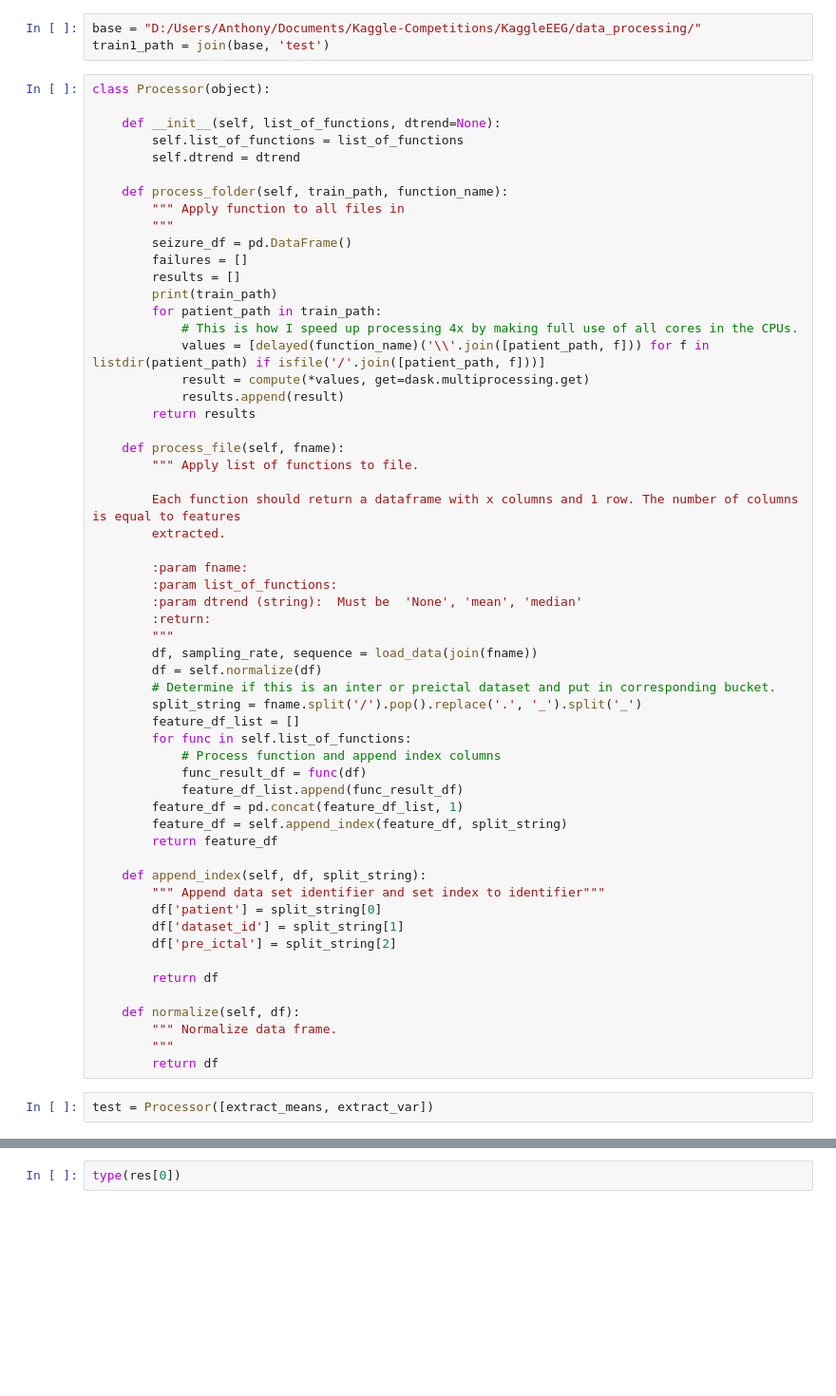
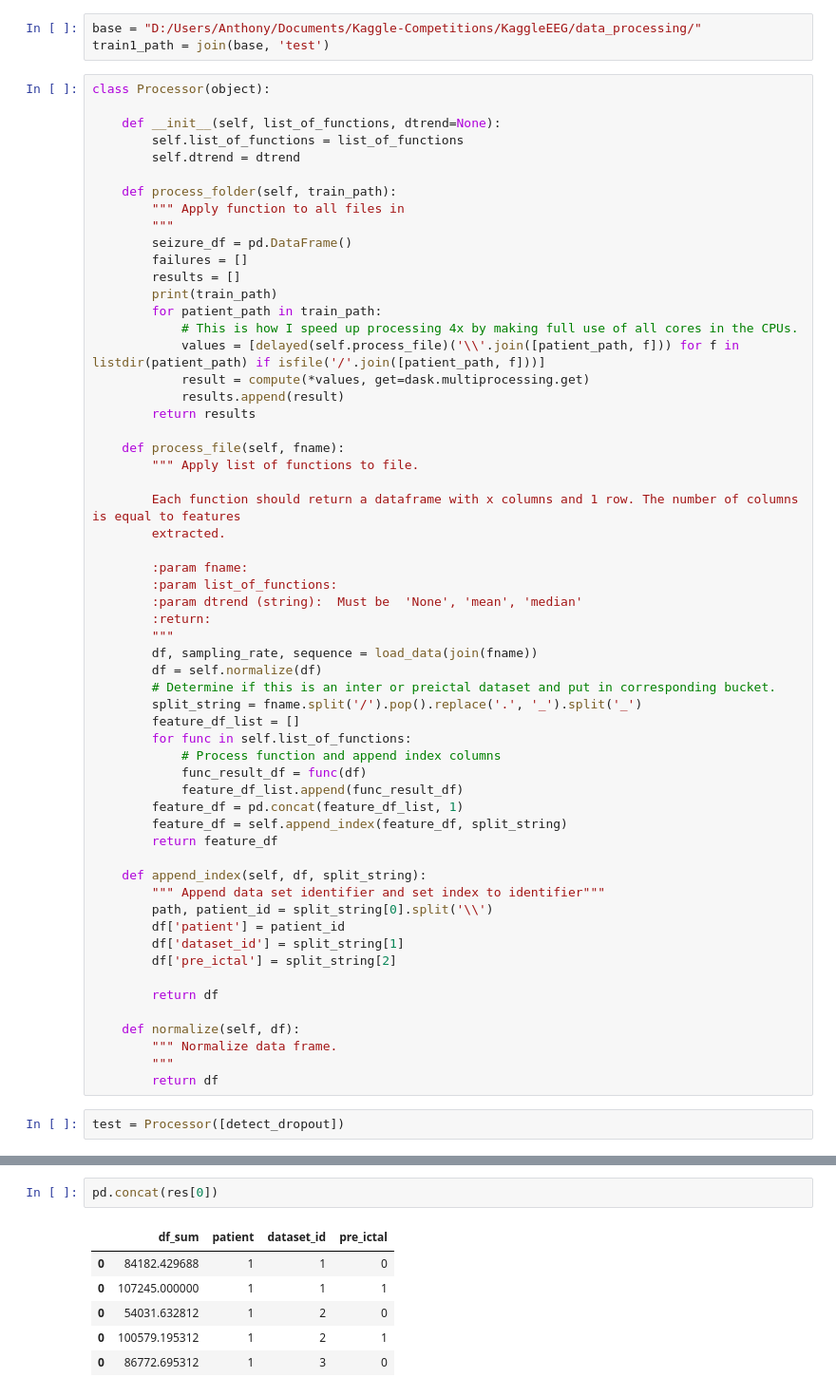
Before and after one commit to MrChristophRivera/KaggleEEG, a Jupyter notebook: data_processing/AHL-Multiprocess_notebook.ipynb, the cells around one changed output, grey strips where cells are left out. Shown at 95% size. Cells and saved outputs as stored; diff of their text form; blank space fills up the shorter version.

```diff
--- a/data_processing/AHL-Multiprocess_notebook.ipynb
+++ b/data_processing/AHL-Multiprocess_notebook.ipynb
@@ -12,7 +12,7 @@ class Processor(object):
         self.list_of_functions = list_of_functions
         self.dtrend = dtrend
 
-    def process_folder(self, train_path, function_name):
+    def process_folder(self, train_path):
         """ Apply function to all files in
         """
         seizure_df = pd.DataFrame()
@@ -21,7 +21,7 @@ class Processor(object):
         print(train_path)
         for patient_path in train_path:
             # This is how I speed up processing 4x by making full use of all cores in the CPUs.
-            values = [delayed(function_name)('\\'.join([patient_path, f])) for f in listdir(patient_path) if isfile('/'.join([patient_path, f]))]
+            values = [delayed(self.process_file)('\\'.join([patient_path, f])) for f in listdir(patient_path) if isfile('/'.join([patient_path, f]))]
             result = compute(*values, get=dask.multiprocessing.get)
             results.append(result)
         return results
@@ -52,7 +52,8 @@ class Processor(object):
 
     def append_index(self, df, split_string):
         """ Append data set identifier and set index to identifier"""
-        df['patient'] = split_string[0]
+        path, patient_id = split_string[0].split('\\')
+        df['patient'] = patient_id
         df['dataset_id'] = split_string[1]
         df['pre_ictal'] = split_string[2]
 
@@ -63,6 +64,6 @@ class Processor(object):
         """
         return df
 # %%
-test = Processor([extract_means, extract_var])
+test = Processor([detect_dropout])
 # %%
 res = test.process_folder([train1_path])
@@ -69,2 +85,9 @@ res = test.process_folder([train1_path])
 # %%
-type(res[0])
+pd.concat(res[0])
+# %% [output]
+|  | df_sum | patient | dataset_id | pre_ictal |
+| 0 | 84182.429688 | 1 | 1 | 0 |
+| 0 | 107245.000000 | 1 | 1 | 1 |
+| 0 | 54031.632812 | 1 | 2 | 0 |
+| 0 | 100579.195312 | 1 | 2 | 1 |
+| 0 | 86772.695312 | 1 | 3 | 0 |
```
Also changed, not shown: parts of 2 cells of this notebook, 2 other files.
